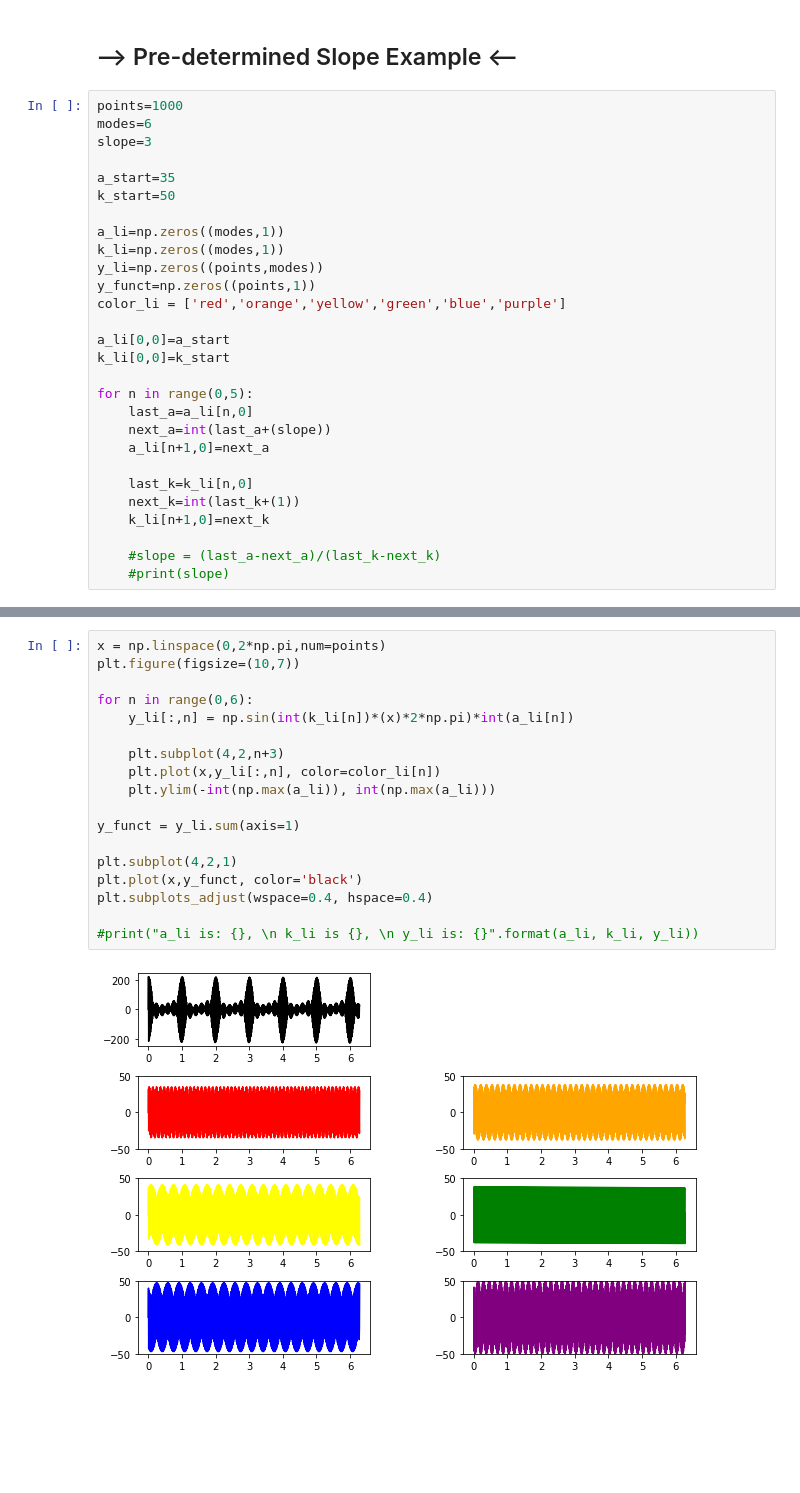
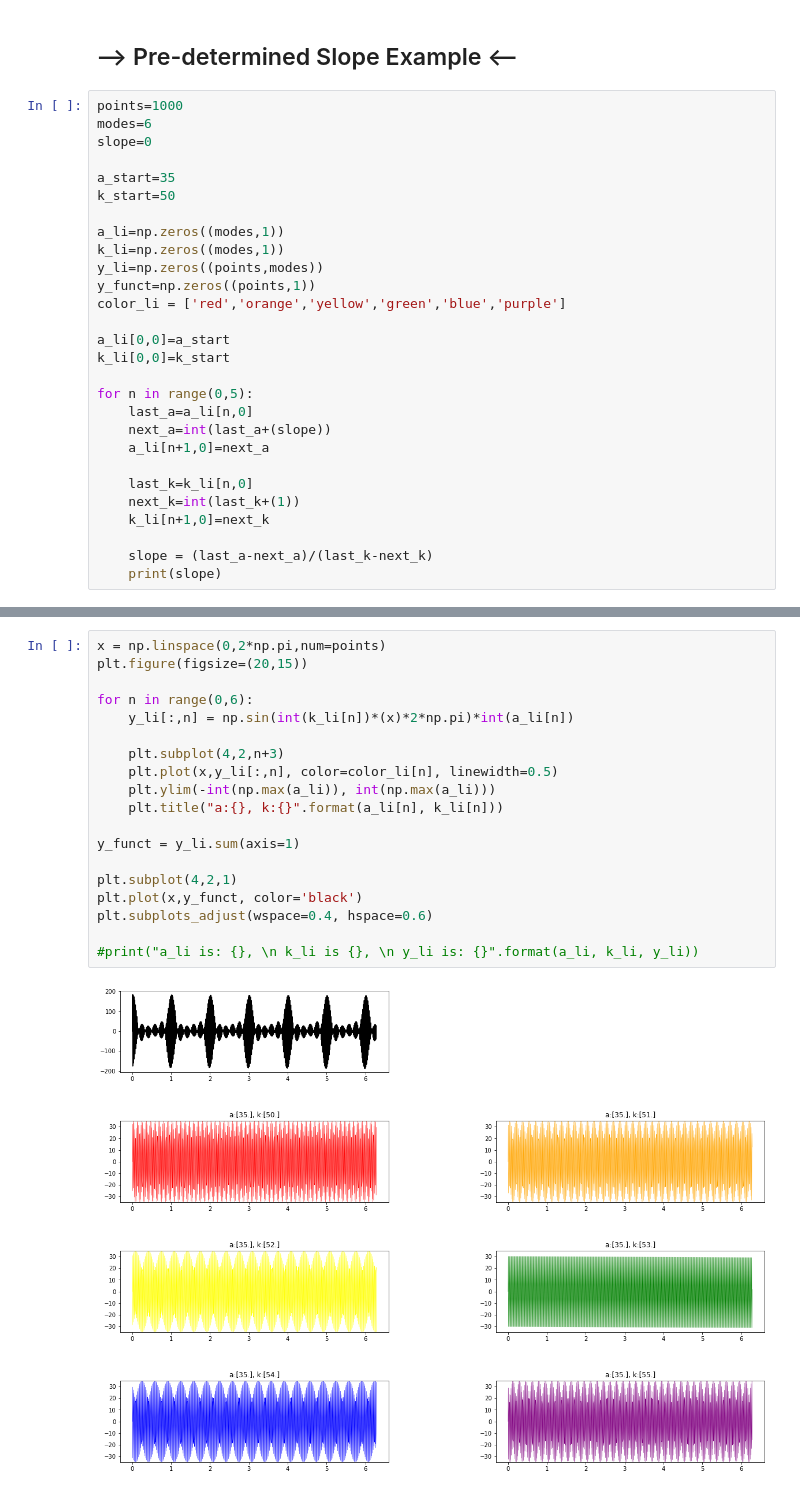
Before and after one commit to ocean-transport/argo-intern, a Jupyter notebook: spectral_examples.ipynb, the cells around one changed output, grey strips where cells are left out. Drawn from its saved outputs; the diff is of its cells as text; blank space fills up the shorter version.

```diff
--- a/spectral_examples.ipynb
+++ b/spectral_examples.ipynb
@@ -177,7 +177,7 @@ array([18,  5, 12, 26, 38,  5])
 # %%
 points=1000
 modes=6
-slope=3
+slope=0
 
 a_start=35
 k_start=50
@@ -200,6 +200,6 @@ for n in range(0,5):
     next_k=int(last_k+(1))
     k_li[n+1,0]=next_k
 
-    #slope = (last_a-next_a)/(last_k-next_k)
-    #print(slope)
+    slope = (last_a-next_a)/(last_k-next_k)
+    print(slope)
 # %% [output]
@@ -218,23 +211,24 @@ a_li is: [[35.]
 # %%
 x = np.linspace(0,2*np.pi,num=points)
-plt.figure(figsize=(10,7))
+plt.figure(figsize=(20,15))
 
 for n in range(0,6):
     y_li[:,n] = np.sin(int(k_li[n])*(x)*2*np.pi)*int(a_li[n])
 
     plt.subplot(4,2,n+3)
-    plt.plot(x,y_li[:,n], color=color_li[n])
+    plt.plot(x,y_li[:,n], color=color_li[n], linewidth=0.5)
     plt.ylim(-int(np.max(a_li)), int(np.max(a_li)))
+    plt.title("a:{}, k:{}".format(a_li[n], k_li[n]))
 
 y_funct = y_li.sum(axis=1)
 
 plt.subplot(4,2,1)
 plt.plot(x,y_funct, color='black')
-plt.subplots_adjust(wspace=0.4, hspace=0.4)
+plt.subplots_adjust(wspace=0.4, hspace=0.6)
 
 #print("a_li is: {}, \n k_li is {}, \n y_li is: {}".format(a_li, k_li, y_li))
 # %% [output]
-[figure, old version]
+[figure, new version]
 # %%
 da_modes = xr.DataArray(y_li, dims=['points','modes'], coords={'points':x})
 da_funct = xr.DataArray(y_funct, dims=['points'], coords={'points':x})
```
Also changed, not shown: parts of 2 cells of this notebook.
